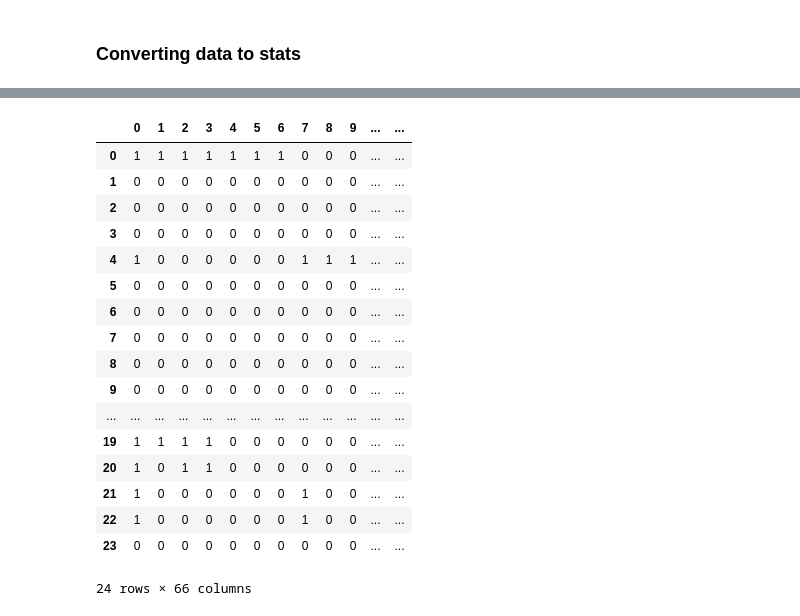
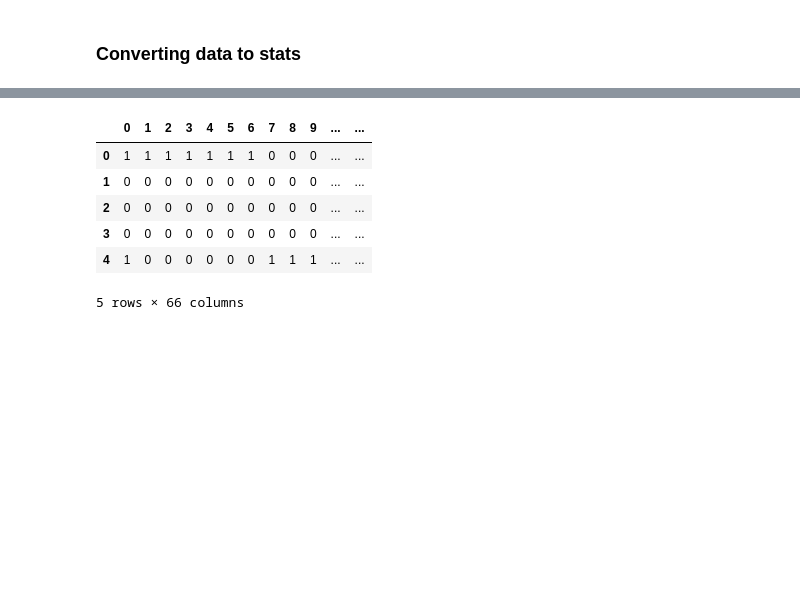
Before and after one commit to ralmasri/Domain-Guided-Monitoring, a Jupyter notebook: notebooks/understanding/transformation.ipynb, the cells around one changed output, grey strips where cells are left out. Drawn from its saved outputs; the diff is of its cells as text; code cells hidden in the pictures; blank space fills up the shorter version.

```diff
--- a/notebooks/understanding/transformation.ipynb
+++ b/notebooks/understanding/transformation.ipynb
@@ -289,24 +283,13 @@ EvDef(type='programname', value='placement-api-access')
 # %%
 data = event2stat(evdict, top_dt, end_dt)
 dm = np.array([d for eid, d in sorted(data.items())]).transpose()
 df = pd.DataFrame(dm)
-df
+df.head()
 # %% [output]
 |  | 0 | 1 | 2 | 3 | 4 | 5 | 6 | 7 | 8 | 9 | ... | ... |
 | 0 | 1 | 1 | 1 | 1 | 1 | 1 | 1 | 0 | 0 | 0 | ... | ... |
 | 1 | 0 | 0 | 0 | 0 | 0 | 0 | 0 | 0 | 0 | 0 | ... | ... |
 | 2 | 0 | 0 | 0 | 0 | 0 | 0 | 0 | 0 | 0 | 0 | ... | ... |
 | 3 | 0 | 0 | 0 | 0 | 0 | 0 | 0 | 0 | 0 | 0 | ... | ... |
 | 4 | 1 | 0 | 0 | 0 | 0 | 0 | 0 | 1 | 1 | 1 | ... | ... |
-| 5 | 0 | 0 | 0 | 0 | 0 | 0 | 0 | 0 | 0 | 0 | ... | ... |
-| 6 | 0 | 0 | 0 | 0 | 0 | 0 | 0 | 0 | 0 | 0 | ... | ... |
-| 7 | 0 | 0 | 0 | 0 | 0 | 0 | 0 | 0 | 0 | 0 | ... | ... |
-| 8 | 0 | 0 | 0 | 0 | 0 | 0 | 0 | 0 | 0 | 0 | ... | ... |
-| 9 | 0 | 0 | 0 | 0 | 0 | 0 | 0 | 0 | 0 | 0 | ... | ... |
-| ... | ... | ... | ... | ... | ... | ... | ... | ... | ... | ... | ... | ... |
-| 19 | 1 | 1 | 1 | 1 | 0 | 0 | 0 | 0 | 0 | 0 | ... | ... |
-| 20 | 1 | 0 | 1 | 1 | 0 | 0 | 0 | 0 | 0 | 0 | ... | ... |
-| 21 | 1 | 0 | 0 | 0 | 0 | 0 | 0 | 1 | 0 | 0 | ... | ... |
-| 22 | 1 | 0 | 0 | 0 | 0 | 0 | 0 | 1 | 0 | 0 | ... | ... |
-| 23 | 0 | 0 | 0 | 0 | 0 | 0 | 0 | 0 | 0 | 0 | ... | ... |
-24 rows × 66 columns
+5 rows × 66 columns
```
Also changed, not shown: parts of 7 cells of this notebook.
